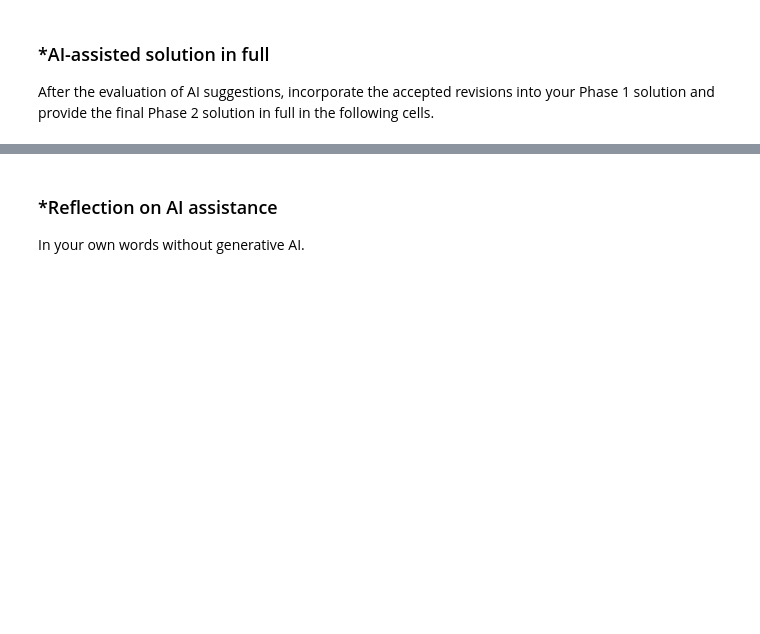
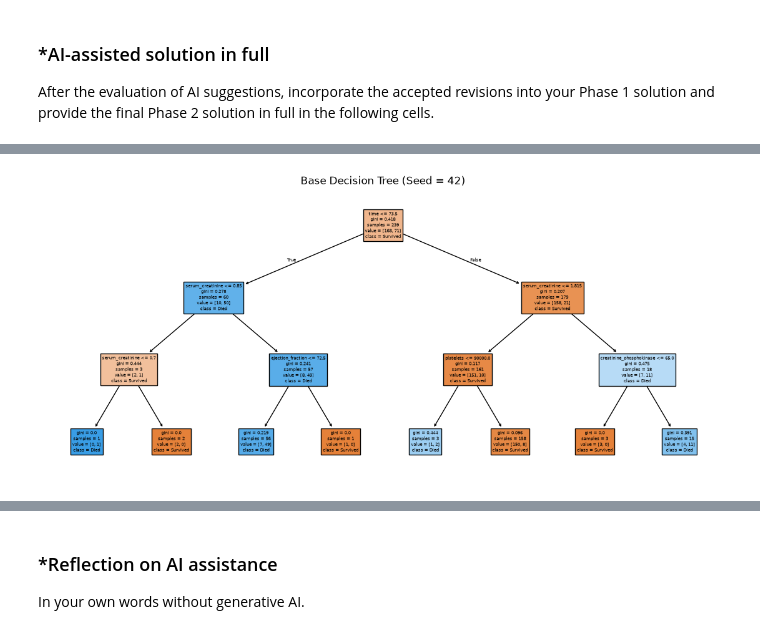
Before and after one commit to aureamc/L03-tree-stability, a Jupyter notebook: L03_notebook.ipynb, the cells around one changed output, grey strips where cells are left out. Saved outputs shown, nothing was run; the diff lists cells and outputs as text; code cells hidden in the pictures; blank space fills up the shorter version.

```diff
--- a/L03_notebook.ipynb
+++ b/L03_notebook.ipynb
@@ -447,0 +486,10 @@ After the evaluation of AI suggestions, incorporate the accepted revisions into
+# %%
+import pandas as pd
+
+# check the dataset
+df = pd.read_csv('data/heart_failure/heart_failure_clinical_records_dataset.csv')
+
+print("Shape before cleaning:", df.shape)
+df.info() # dtypes + non-null counts
+print("Missing values:", df.isnull().sum().sum())
+print("Duplicate rows:", df.duplicated().sum())
@@ -447,0 +545,9 @@ After the evaluation of AI suggestions, incorporate the accepted revisions into
+# %%
+# clean the dataset
+df_clean = df.copy()
+
+# two rows have a fractional age (60.667); every other age is a whole number.
+# Round to whole years (shift < 0.34 years) so the column is consistent.
+df_clean['age'] = df_clean['age'].round().astype(int)
+
+print("Shape after cleaning:", df_clean.shape)
@@ -447,0 +562,62 @@ After the evaluation of AI suggestions, incorporate the accepted revisions into
+# %%
+from sklearn.model_selection import train_test_split
+from sklearn.tree import DecisionTreeClassifier, plot_tree
+from sklearn.linear_model import LogisticRegression
+from sklearn.preprocessing import StandardScaler
+from sklearn.metrics import accuracy_score, confusion_matrix
+import matplotlib.pyplot as plt
+import numpy as np
+import pandas as pd
+
+# separate features (X) and target (y)
+X = df_clean.drop('DEATH_EVENT', axis=1)
+y = df_clean['DEATH_EVENT']
+
+seed_base = 42      # saved for reproducibility
+TREE_DEPTH = 3      # same depth for every seed so only the data changes
+
+# One scaler fit on the features only (never the outcome), shared by every model,
+# so logistic coefficients are on the same scale across seeds and directly comparable.
+scaler = StandardScaler().fit(X)
+
+def fit_models(seed):
+    """Split with the given seed, fit a tree and a logistic regression on the training data."""
+    X_tr, X_te, y_tr, y_te = train_test_split(X, y, test_size=0.2, random_state=seed)
+    tree = DecisionTreeClassifier(max_depth=TREE_DEPTH, random_state=seed).fit(X_tr, y_tr)
+    log = LogisticRegression(max_iter=1000).fit(scaler.transform(X_tr), y_tr)
+    return dict(seed=seed, X_train=X_tr, X_test=X_te, y_train=y_tr, y_test=y_te,
+                tree=tree, log=log)
+
+base = fit_models(seed_base)
+tree_base, log_base = base['tree'], base['log']
+X_train, X_test = base['X_train'], base['X_test']
+y_train, y_test = base['y_train'], base['y_test']
+
+# evaluate performance
+tree_test_classes = tree_base.predict(X_test)
+log_test_classes = log_base.predict(scaler.transform(X_test))
+
+print(f"Decision Tree Train accuracy: {accuracy_score(y_train, tree_base.predict(X_train)):.4f}")
+print(f"Logistic Regression Train accuracy: {accuracy_score(y_train, log_base.predict(scaler.transform(X_train))):.4f}")
+
+print(f"\nDecision Tree Test Accuracy: {accuracy_score(y_test, tree_test_classes):.4f}")
+print("Decision Tree Confusion Matrix:\n", confusion_matrix(y_test, tree_test_classes))
+
+print(f"\nLogistic Regression Test Accuracy: {accuracy_score(y_test, log_test_classes):.4f}")
+print("Logistic Regression Confusion Matrix:\n", confusion_matrix(y_test, log_test_classes))
+print("\nBaseline accuracy:\n", y_test.value_counts(normalize=True))
+print("Test set size:", len(y_test))
+
+# set aside the predictions (predicted probability of death)
+pred_tree_base = tree_base.predict_proba(X_test)[:, 1]
+pred_log_base = log_base.predict_proba(scaler.transform(X_test))[:, 1]
+
+# inspect the base tree and logistic coefficients
+plt.figure(figsize=(14, 6))
+plot_tree(tree_base, feature_names=X.columns, class_names=['Survived', 'Died'], filled=True)
+plt.title(f"Base Decision Tree (Seed = {seed_base})")
+plt.show()
+
+print("\nBase Logistic Regression Coefficients:")
+print(pd.Series(log_base.coef_[0], index=X.columns).round(4))
+# %% [output]
@@ -447,0 +643 @@ After the evaluation of AI suggestions, incorporate the accepted revisions into
+[figure, added]
```
Also changed, not shown: parts of 28 cells of this notebook.
